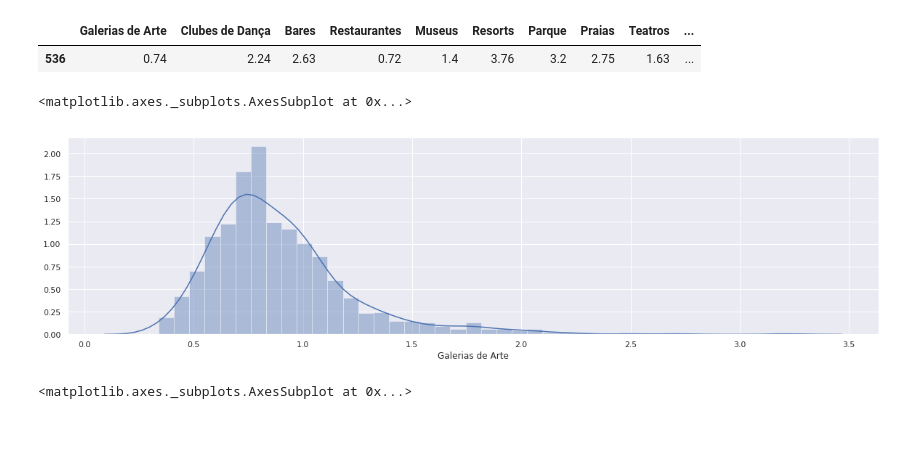
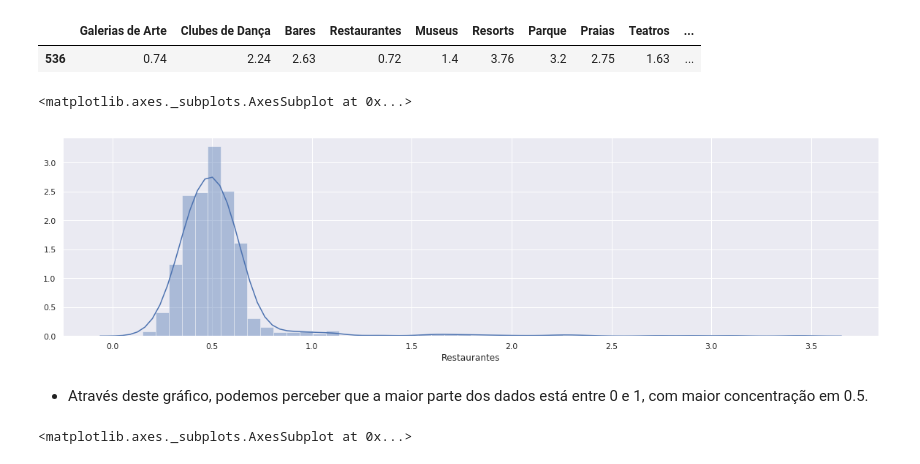
Before and after one commit to oliboni/Machine-Learning, a Jupyter notebook: travel.ipynb, the cells around one changed output. Drawn from its saved outputs; the diff is of its cells as text; code cells hidden in the pictures; blank space fills up the shorter version.

```diff
--- a/travel.ipynb
+++ b/travel.ipynb
@@ -85,11 +91,13 @@ travel[travel['Resorts'] > 3.4]
 # %%
 # este comando abaixo é requerido para execução do matplotlib em notebooks jupyter
 %matplotlib inline
 plt.figure(figsize=(20, 5))
-sns.distplot(travel['Galerias de Arte'])
+sns.distplot(travel['Restaurantes'])
 # %% [output]
 <matplotlib.axes._subplots.AxesSubplot at 0x...>
-[figure, old version]
+[figure, new version]
+# %% [markdown]
+* Através deste gráfico, podemos perceber que a maior parte dos dados está entre 0 e 1, com maior concentração em 0.5.
 # %%
 travel[['Restaurantes','Clubes de Dança','Bares']].plot(kind='kde')
 # %% [output]
```
Also changed, not shown: parts of 9 cells of this notebook.
